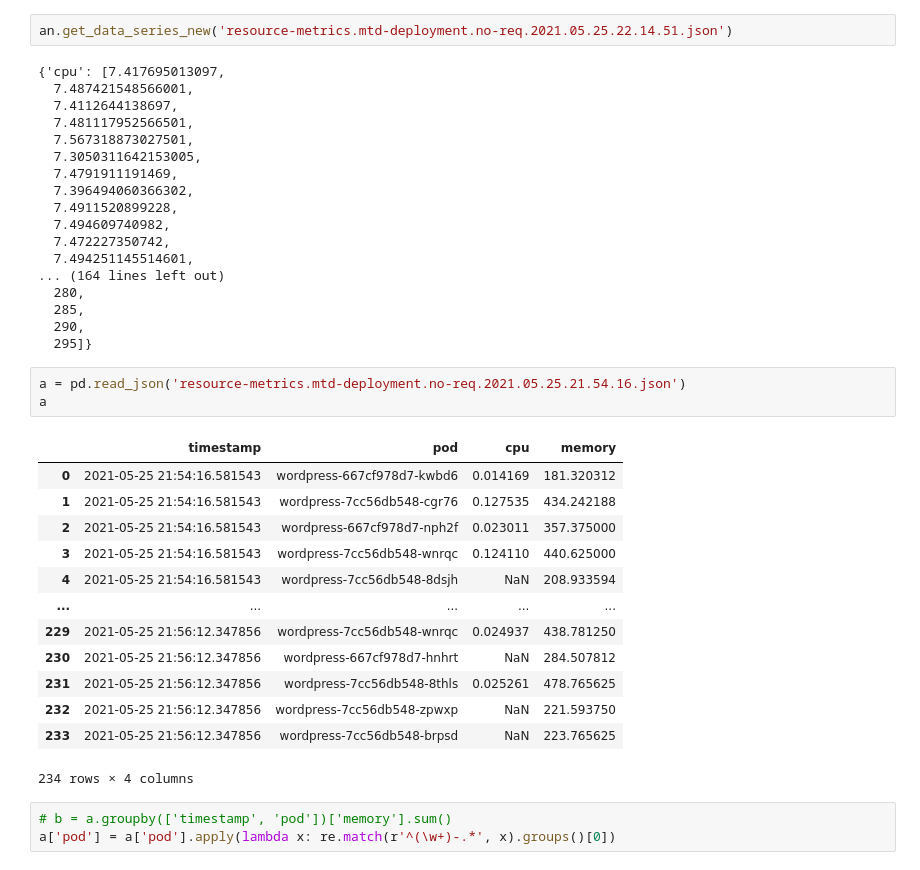
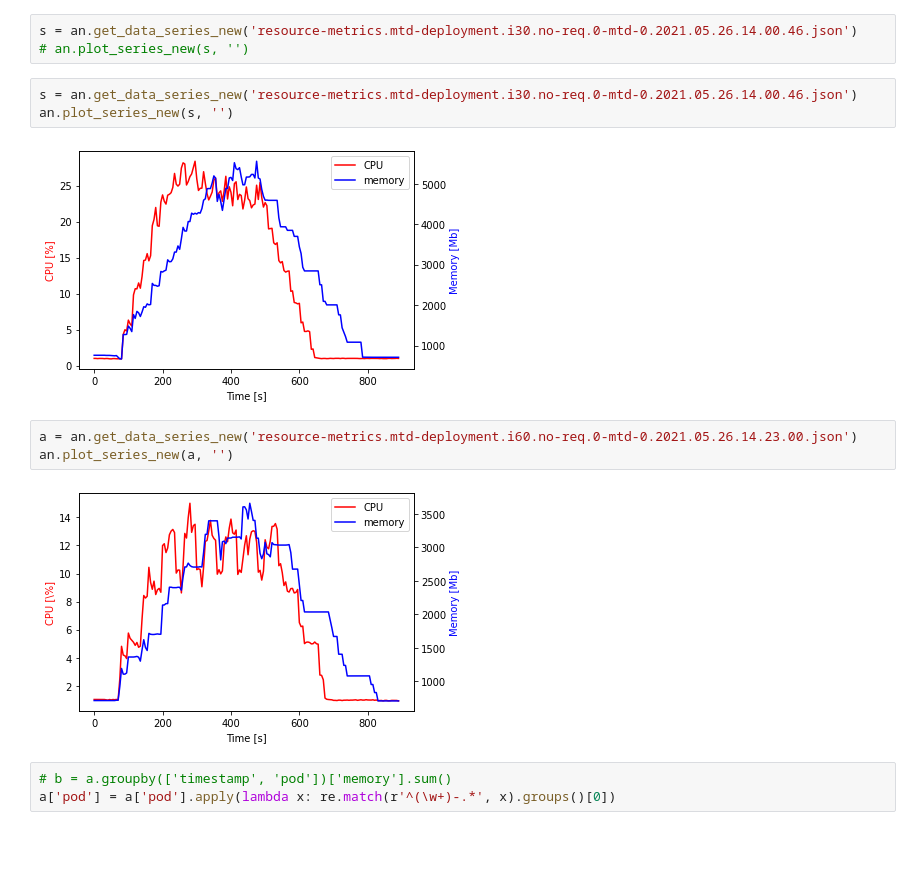
Before and after one commit to adamnapieralski/mtd-dare-kubernetes, a Jupyter notebook: resources-analysis/analysis.ipynb, the cells around one changed output. Drawn from its saved outputs; the diff is of its cells as text; blank space fills up the shorter version.

```diff
--- a/resources-analysis/analysis.ipynb
+++ b/resources-analysis/analysis.ipynb
@@ -13,40 +13,16 @@ importlib.reload(an)
 # %%
-an.get_data_series_new('resource-metrics.mtd-deployment.no-req.2021.05.25.22.14.51.json')
+s = an.get_data_series_new('resource-metrics.mtd-deployment.i30.no-req.0-mtd-0.2021.05.26.14.00.46.json')
+# an.plot_series_new(s, '')
-# %% [output]
-{'cpu': [7.417695013097,
-  7.487421548566001,
-  7.4112644138697,
-  7.481117952566501,
-  7.567318873027501,
-  7.3050311642153005,
-  7.4791911191469,
-  7.396494060366302,
-  7.4911520899228,
-  7.494609740982,
-  7.472227350742,
-  7.494251145514601,
-... (164 lines left out)
-  280,
-  285,
-  290,
-  295]}
+# %%
+s = an.get_data_series_new('resource-metrics.mtd-deployment.i30.no-req.0-mtd-0.2021.05.26.14.00.46.json')
+an.plot_series_new(s, '')
+# %% [output]
+[figure, added]
 # %%
-a = pd.read_json('resource-metrics.mtd-deployment.no-req.2021.05.25.21.54.16.json')
-a
+a = an.get_data_series_new('resource-metrics.mtd-deployment.i60.no-req.0-mtd-0.2021.05.26.14.23.00.json')
+an.plot_series_new(a, '')
 # %% [output]
-|  | timestamp | pod | cpu | memory |
-| 0 | 2021-05-25 21:54:16.581543 | wordpress-667cf978d7-kwbd6 | 0.014169 | 181.320312 |
-| 1 | 2021-05-25 21:54:16.581543 | wordpress-7cc56db548-cgr76 | 0.127535 | 434.242188 |
-| 2 | 2021-05-25 21:54:16.581543 | wordpress-667cf978d7-nph2f | 0.023011 | 357.375000 |
-| 3 | 2021-05-25 21:54:16.581543 | wordpress-7cc56db548-wnrqc | 0.124110 | 440.625000 |
-| 4 | 2021-05-25 21:54:16.581543 | wordpress-7cc56db548-8dsjh | NaN | 208.933594 |
-| ... | ... | ... | ... | ... |
-| 229 | 2021-05-25 21:56:12.347856 | wordpress-7cc56db548-wnrqc | 0.024937 | 438.781250 |
-| 230 | 2021-05-25 21:56:12.347856 | wordpress-667cf978d7-hnhrt | NaN | 284.507812 |
-| 231 | 2021-05-25 21:56:12.347856 | wordpress-7cc56db548-8thls | 0.025261 | 478.765625 |
-| 232 | 2021-05-25 21:56:12.347856 | wordpress-7cc56db548-zpwxp | NaN | 221.593750 |
-| 233 | 2021-05-25 21:56:12.347856 | wordpress-7cc56db548-brpsd | NaN | 223.765625 |
-234 rows × 4 columns
+[figure, added]
 # %%
 # b = a.groupby(['timestamp', 'pod'])['memory'].sum()
 a['pod'] = a['pod'].apply(lambda x: re.match(r'^(\w+)-.*', x).groups()[0])
```
Also changed, not shown: parts of 1 cell of this notebook, 44 other files.
